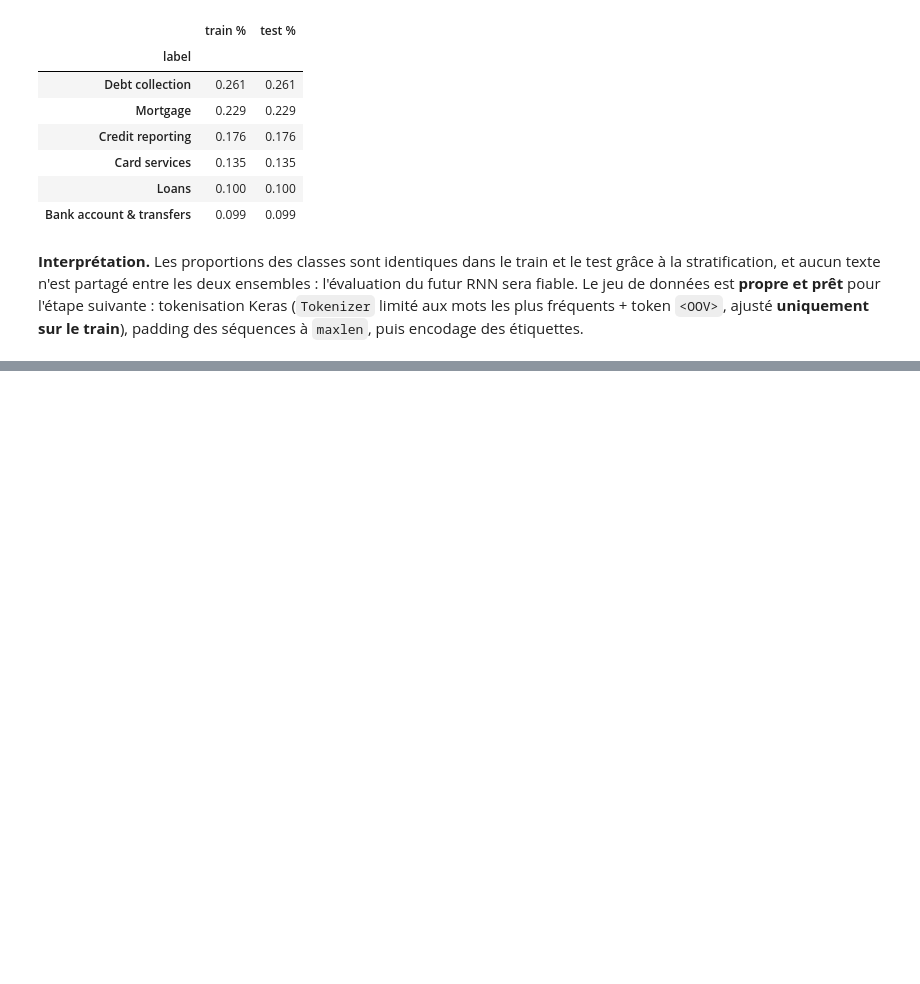
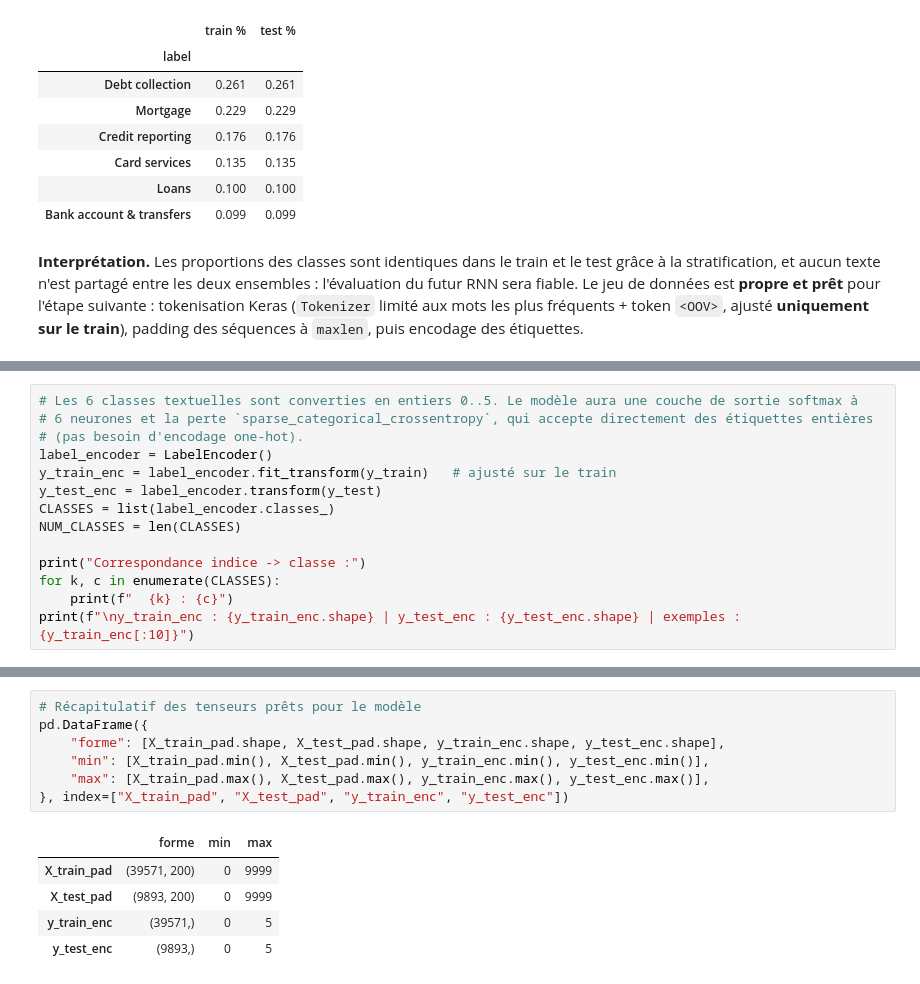
Before and after one commit to justhein/tp_nlp_ing5, a Jupyter notebook: tp3_3/TP3_3-RNN.ipynb, the cells around one changed output, grey strips where cells are left out. Cells and saved outputs as stored; diff of their text form; blank space fills up the shorter version.

```diff
--- a/tp3_3/TP3_3-RNN.ipynb
+++ b/tp3_3/TP3_3-RNN.ipynb
@@ -321,0 +478,14 @@ encodage des étiquettes.
+# %%
+# Les 6 classes textuelles sont converties en entiers 0..5. Le modèle aura une couche de sortie softmax à
+# 6 neurones et la perte `sparse_categorical_crossentropy`, qui accepte directement des étiquettes entières
+# (pas besoin d'encodage one-hot).
+label_encoder = LabelEncoder()
+y_train_enc = label_encoder.fit_transform(y_train)   # ajusté sur le train
+y_test_enc = label_encoder.transform(y_test)
+CLASSES = list(label_encoder.classes_)
+NUM_CLASSES = len(CLASSES)
+
+print("Correspondance indice -> classe :")
+for k, c in enumerate(CLASSES):
+    print(f"  {k} : {c}")
+print(f"\ny_train_enc : {y_train_enc.shape} | y_test_enc : {y_test_enc.shape} | exemples : {y_train_enc[:10]}")
@@ -321,0 +502,13 @@ encodage des étiquettes.
+# %%
+# Récapitulatif des tenseurs prêts pour le modèle
+pd.DataFrame({
+    "forme": [X_train_pad.shape, X_test_pad.shape, y_train_enc.shape, y_test_enc.shape],
+    "min": [X_train_pad.min(), X_test_pad.min(), y_train_enc.min(), y_test_enc.min()],
+    "max": [X_train_pad.max(), X_test_pad.max(), y_train_enc.max(), y_test_enc.max()],
+}, index=["X_train_pad", "X_test_pad", "y_train_enc", "y_test_enc"])
+# %% [output]
+|  | forme | min | max |
+| X_train_pad | (39571, 200) | 0 | 9999 |
+| X_test_pad | (9893, 200) | 0 | 9999 |
+| y_train_enc | (39571,) | 0 | 5 |
+| y_test_enc | (9893,) | 0 | 5 |
```
Also changed, not shown: parts of 13 cells of this notebook.
